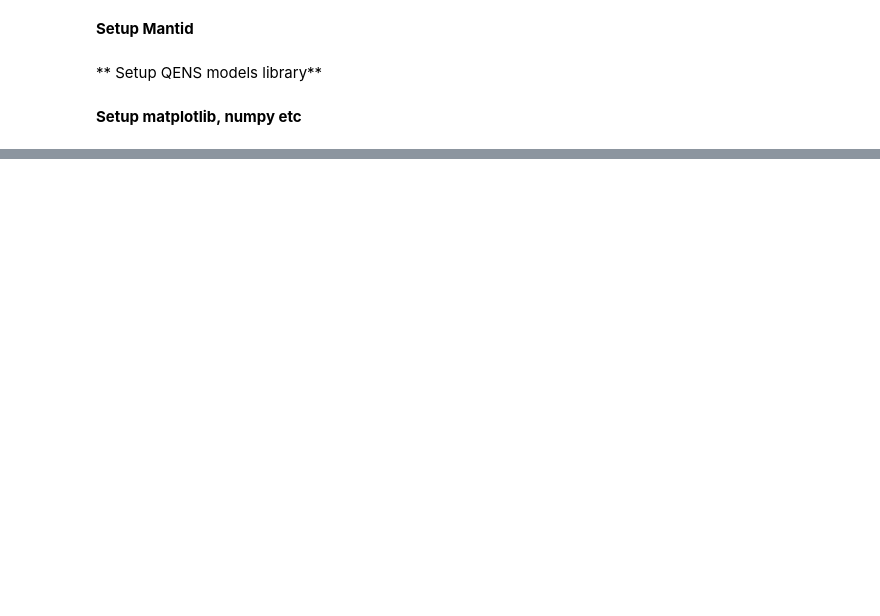
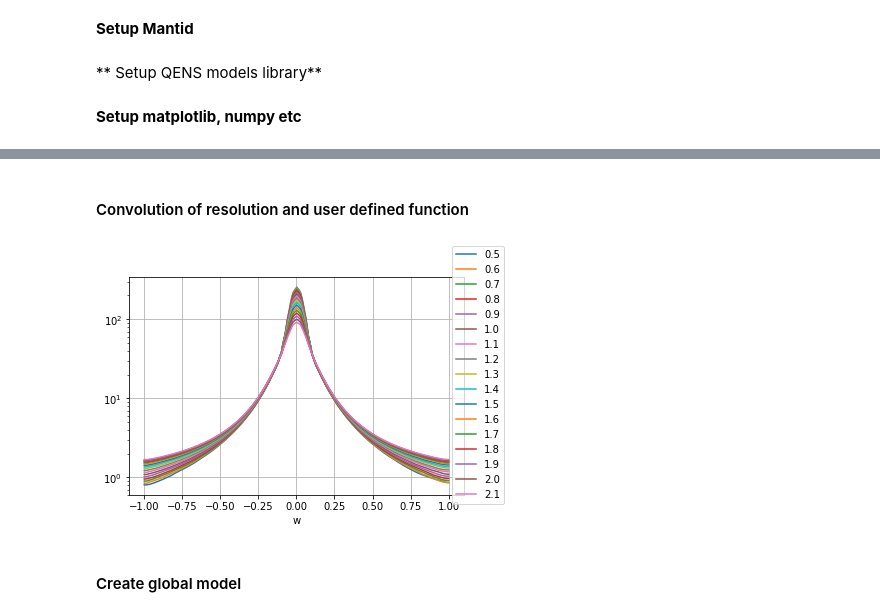
Before and after one commit to QENSlibrary/QENSmodels, a Jupyter notebook: examples/mantid_waterIN5_with_QENSmodels_fit.ipynb, the cells around one changed output, grey strips where cells are left out. Saved outputs shown, nothing was run; the diff lists cells and outputs as text; code cells hidden in the pictures; blank space fills up the shorter version.

Commit message:
Modified jupyter notebook showing use of Mantid and QENS models

```diff
--- a/examples/mantid_waterIN5_with_QENSmodels_fit.ipynb
+++ b/examples/mantid_waterIN5_with_QENSmodels_fit.ipynb
@@ -107,7 +111,12 @@ class MyModel(IFunction1D):
     """  Definition of model = sum of lorentzian and sqwIsotropicRotationalDiffusion from QENS library
     To be used as a fitting model in Mantid """
     def init(self):
+        # Documentation from Mantid ExamplePeakFunction.py
+        # "Simple attributes required for the function but not as part of the fit itself e.g. number
+        # of terms to evaluate in some expression
+        # They must have a default value"
         self.declareAttribute("Q", 1.0)
+        #active fitting parameters
         self.declareParameter("scale", 20., 'scale')
         self.declareParameter("centre", 0., 'centre')
         self.declareParameter("hwhm", 1., 'hwhm')
@@ -115,6 +124,12 @@ class MyModel(IFunction1D):
         self.declareParameter("DR", 2., 'DR')
 
     def setAttributeValue(self, name, value):
+        """
+        Documentation from Mantid ExamplePeakFunction.py
+        This is called by the framework when an attribute is passed to Fit and its value set.
+        It's main use is to store the attribute value on the object once to avoid
+        repeated calls during the fitting process
+        """
         if name == "Q":
             self._Q = value
 
@@ -127,8 +142,7 @@ class MyModel(IFunction1D):
         radius = self.getParameterValue("radius")
         DR = self.getParameterValue("DR")
 
-        my_model = QENSmodels.lorentzian(w, scale, centre, hwhm)
-        + QENSmodels.sqwIsotropicRotationalDiffusion(w, Q, scale, centre, radius, DR)
+        my_model = QENSmodels.lorentzian(w, scale, centre, hwhm) + QENSmodels.sqwIsotropicRotationalDiffusion(w, Q, scale, centre, radius, DR)
 
         return my_model
 
@@ -197,3 +237,5 @@ print(res_func.attributeNames())
+# %% [markdown]
+#### Convolution of resolution and user defined function
 # %%
 def single_model(workspace_index):
     """ Define convolution function of resolution and user defined model
@@ -211,19 +253,17 @@ def single_model(workspace_index):
 # %%
 # Check profile, names of attributes and parameters of convolution function for all Q-values
 w = np.linspace(-1, 1, 500)
 for indx, Q in enumerate(q_5A):
 
     single_model_Q = single_model(indx)
     plt.plot(w, single_model_Q(w), label='%.1f'%Q)
 
-    #print('Q = {0:.1f}, Number of parameters: {1}, Number of attributes: {2}'.format(Q,
-    #                                                                                 single_model_Q.nParams(),
-    #                                                                                 single_model_Q.nAttributes()))
-
-    #for i in range(single_model_Q.nParams()):
-    #    print('Name of {0}th parameter: {1}'.format(i, single_model_Q.parameterName(i)))
-
 plt.yscale('log')
 plt.figlegend()
+plt.grid()
 plt.xlabel('w')
 plt.show()
+# %% [output]
+[figure, added]
+# %% [markdown]
+#### Create global model
```
Also changed, not shown: parts of 16 cells of this notebook, 2 other files.
